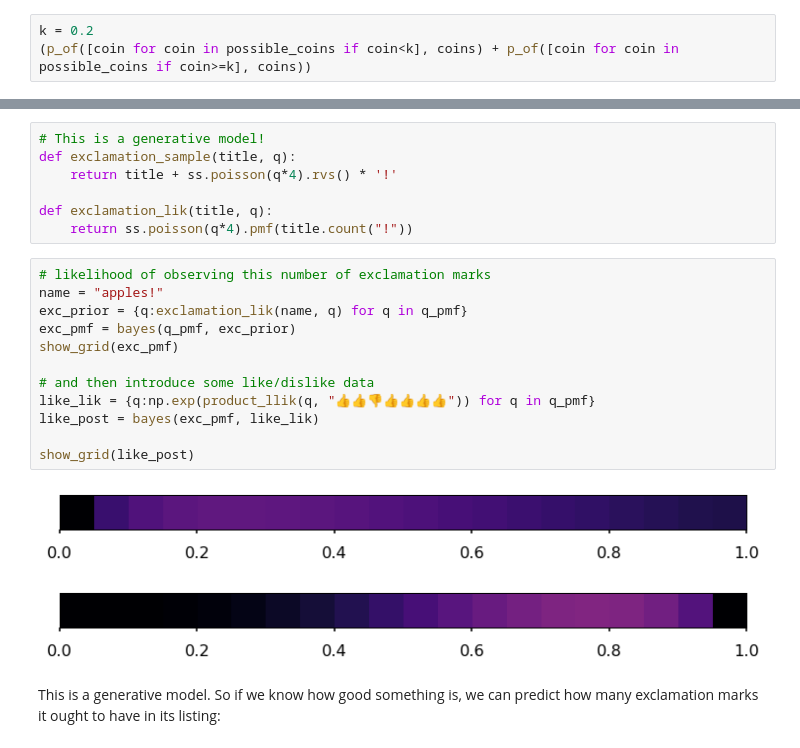
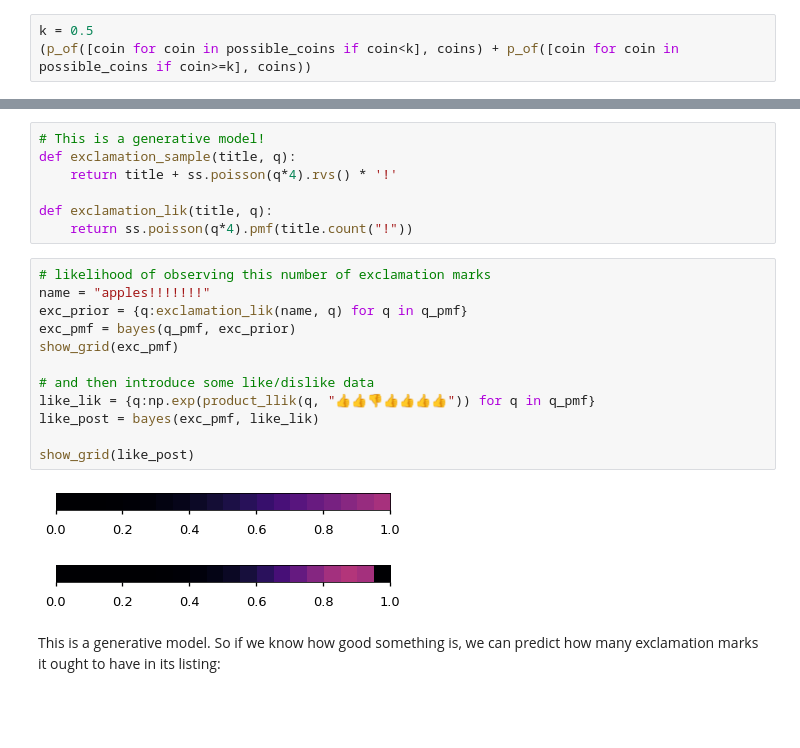
Before and after one commit to CIXUniSaarland/SummerSchool2022, a Jupyter notebook: ii_theory_and_practice.ipynb, the cells around one changed output, grey strips where cells are left out. Drawn from its saved outputs; the diff is of its cells as text; blank space fills up the shorter version.

```diff
--- a/ii_theory_and_practice.ipynb
+++ b/ii_theory_and_practice.ipynb
@@ -499,7 +500,7 @@ p_of(possible_coins, coins)
 # %% [markdown]
 * The probability of a coin being less than 20c or more than *or* equal to 20c must also be 1.0, by the same logic (we cover every outcome exactly once). $P(v < 0.2 \lor v\geq 0.2) = P(v<0.2) + P(v \geq 0.2) = 1.0$
 # %%
-k = 0.2
+k = 0.5
 (p_of([coin for coin in possible_coins if coin<k], coins) + p_of([coin for coin in possible_coins if coin>=k], coins))
 # %% [output]
 1.000
@@ -1613,19 +1544,19 @@ def exclamation_lik(title, q):
     return ss.poisson(q*4).pmf(title.count("!"))
 # %%
 # likelihood of observing this number of exclamation marks
-name = "apples!"
+name = "apples!!!!!!!"
 exc_prior = {q:exclamation_lik(name, q) for q in q_pmf}
 exc_pmf = bayes(q_pmf, exc_prior)
 show_grid(exc_pmf)
 
 # and then introduce some like/dislike data
 like_lik = {q:np.exp(product_llik(q, "👍👍👎👍👍👍👍")) for q in q_pmf}
 like_post = bayes(exc_pmf, like_lik)
 
 show_grid(like_post)
 # %% [output]
-[figure, old version]
+[figure, new version]
-[figure, old version]
+[figure, new version]
 # %% [markdown]
 This is a generative model. So if we know how good something is, we can predict how many exclamation marks it ought to have in its listing:
 # %%
```
Also changed, not shown: parts of 57 cells of this notebook, 5 other files.
